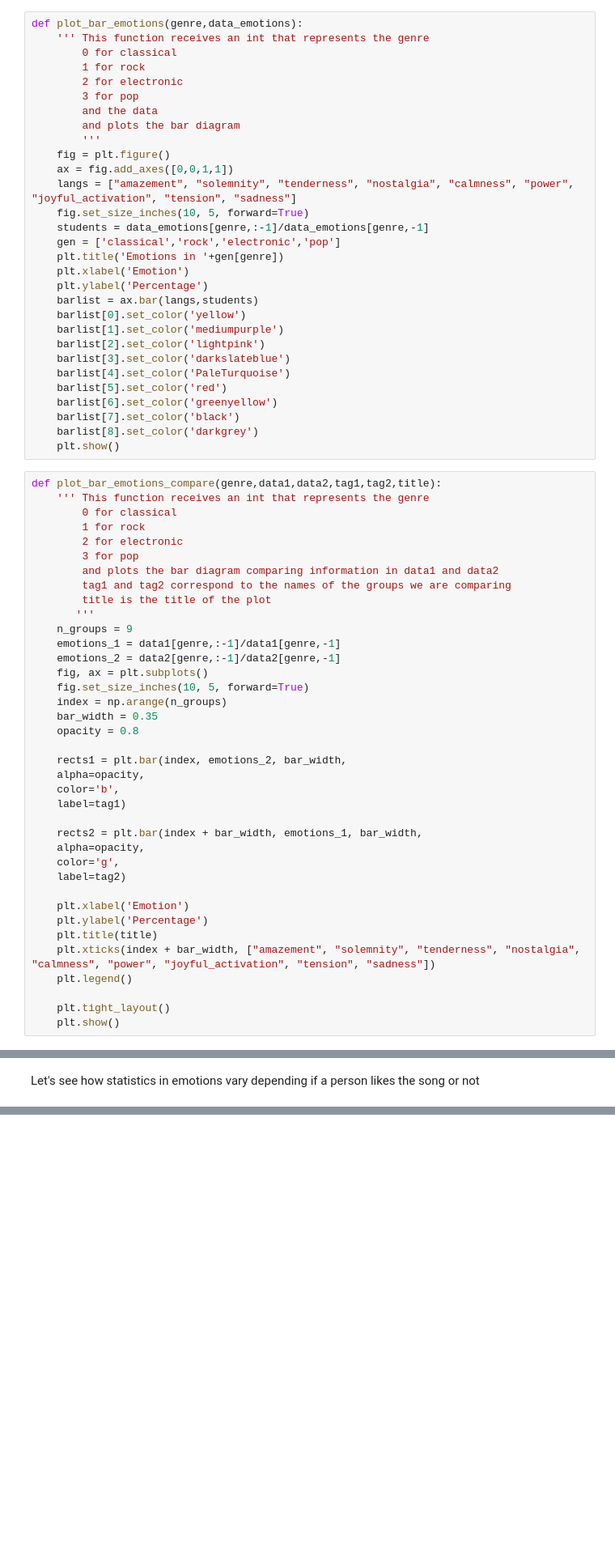
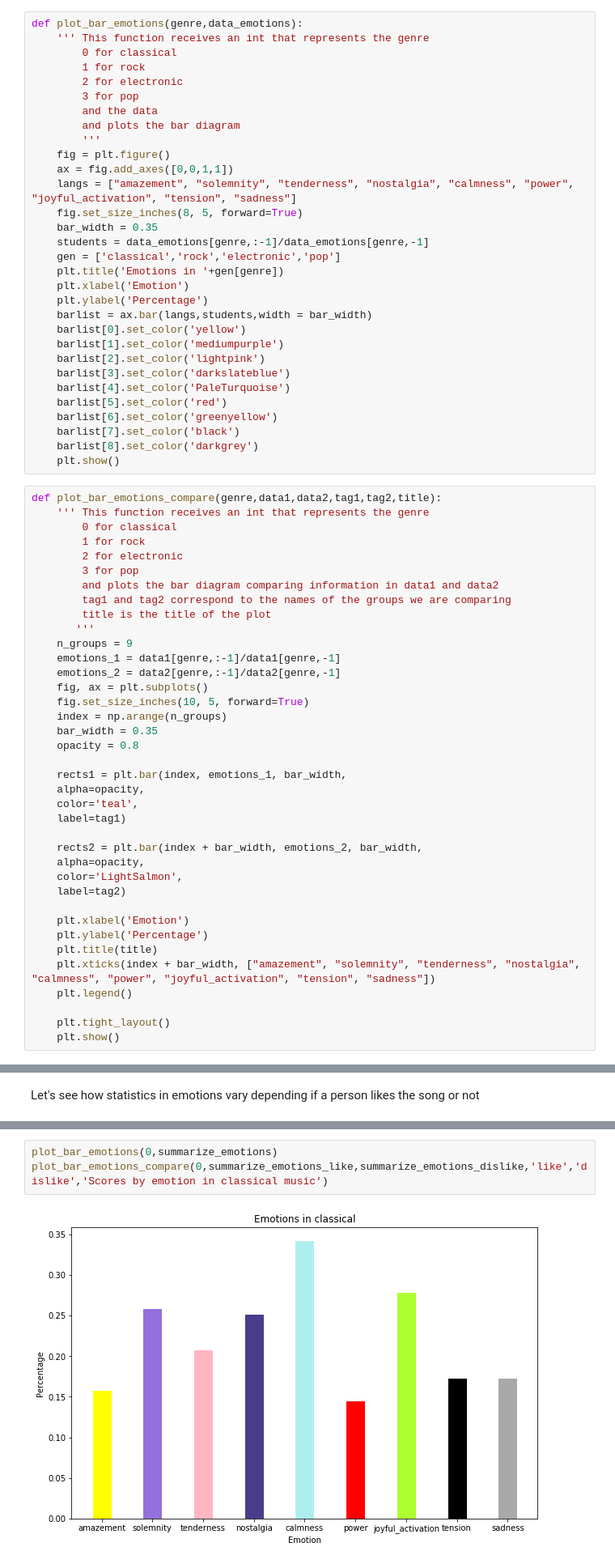
Before and after one commit to iurregog/MusicExploration, a Jupyter notebook: Emotify_exploration.ipynb, the cells around one changed output, grey strips where cells are left out. Shown at 81% size. Cells and saved outputs as stored; diff of their text form; blank space fills up the shorter version.

```diff
--- a/Emotify_exploration.ipynb
+++ b/Emotify_exploration.ipynb
@@ -128,13 +128,14 @@ def plot_bar_emotions(genre,data_emotions):
     fig = plt.figure()
     ax = fig.add_axes([0,0,1,1])
     langs = ["amazement", "solemnity", "tenderness", "nostalgia", "calmness", "power", "joyful_activation", "tension", "sadness"]
-    fig.set_size_inches(10, 5, forward=True)
+    fig.set_size_inches(8, 5, forward=True)
+    bar_width = 0.35
     students = data_emotions[genre,:-1]/data_emotions[genre,-1]
     gen = ['classical','rock','electronic','pop']
     plt.title('Emotions in '+gen[genre])
     plt.xlabel('Emotion')
     plt.ylabel('Percentage')
-    barlist = ax.bar(langs,students)
+    barlist = ax.bar(langs,students,width = bar_width)
     barlist[0].set_color('yellow')
     barlist[1].set_color('mediumpurple')
     barlist[2].set_color('lightpink')
@@ -165,14 +166,14 @@ def plot_bar_emotions_compare(genre,data1,data2,tag1,tag2,title):
     bar_width = 0.35
     opacity = 0.8
 
-    rects1 = plt.bar(index, emotions_2, bar_width,
+    rects1 = plt.bar(index, emotions_1, bar_width,
     alpha=opacity,
-    color='b',
+    color='teal',
     label=tag1)
 
-    rects2 = plt.bar(index + bar_width, emotions_1, bar_width,
+    rects2 = plt.bar(index + bar_width, emotions_2, bar_width,
     alpha=opacity,
-    color='g',
+    color='LightSalmon',
     label=tag2)
 
     plt.xlabel('Emotion')
@@ -263,0 +218,5 @@ plot_bar_emotions(0,summarize_emotions_like)
+# %%
+plot_bar_emotions(0,summarize_emotions)
+plot_bar_emotions_compare(0,summarize_emotions_like,summarize_emotions_dislike,'like','dislike','Scores by emotion in classical music')
+# %% [output]
+[figure, added]
```
Also changed, not shown: parts of 29 cells of this notebook.
